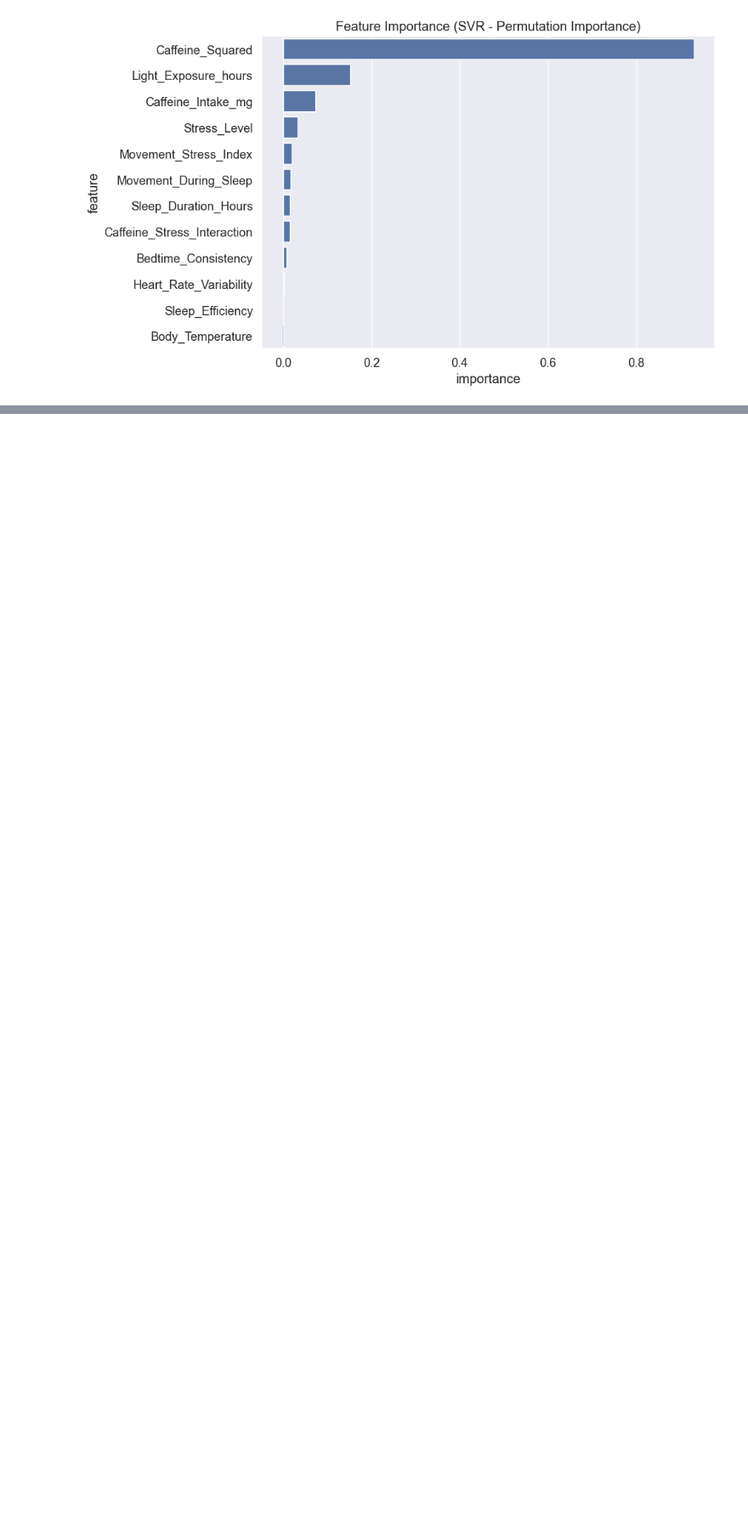
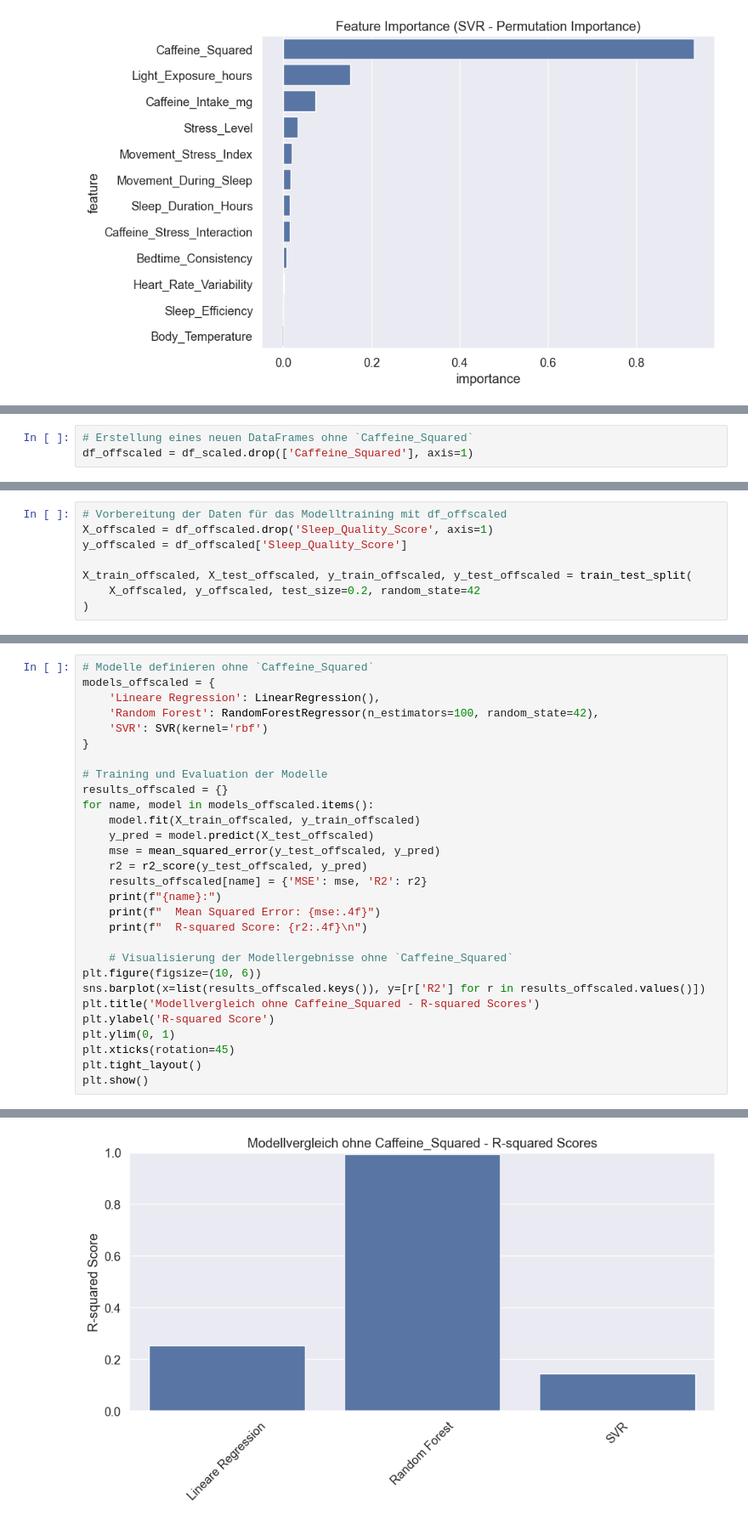
Before and after one commit to Gracing47/digethic_sleep_quality_project, a Jupyter notebook: notebooks/notebook_health_predict.ipynb, the cells around one changed output, grey strips where cells are left out. Shown at 85% size. Drawn from its saved outputs; the diff is of its cells as text; blank space fills up the shorter version.

```diff
--- a/notebooks/notebook_health_predict.ipynb
+++ b/notebooks/notebook_health_predict.ipynb
@@ -352,0 +407,3 @@ plt.show()
+# %%
+# Erstellung eines neuen DataFrames ohne `Caffeine_Squared`
+df_offscaled = df_scaled.drop(['Caffeine_Squared'], axis=1)
@@ -352,0 +412,8 @@ plt.show()
+# %%
+# Vorbereitung der Daten für das Modelltraining mit df_offscaled
+X_offscaled = df_offscaled.drop('Sleep_Quality_Score', axis=1)
+y_offscaled = df_offscaled['Sleep_Quality_Score']
+
+X_train_offscaled, X_test_offscaled, y_train_offscaled, y_test_offscaled = train_test_split(
+    X_offscaled, y_offscaled, test_size=0.2, random_state=42
+)
@@ -352,0 +422,30 @@ plt.show()
+# %%
+# Modelle definieren ohne `Caffeine_Squared`
+models_offscaled = {
+    'Lineare Regression': LinearRegression(),
+    'Random Forest': RandomForestRegressor(n_estimators=100, random_state=42),
+    'SVR': SVR(kernel='rbf')
+}
+
+# Training und Evaluation der Modelle
+results_offscaled = {}
+for name, model in models_offscaled.items():
+    model.fit(X_train_offscaled, y_train_offscaled)
+    y_pred = model.predict(X_test_offscaled)
+    mse = mean_squared_error(y_test_offscaled, y_pred)
+    r2 = r2_score(y_test_offscaled, y_pred)
+    results_offscaled[name] = {'MSE': mse, 'R2': r2}
+    print(f"{name}:")
+    print(f"  Mean Squared Error: {mse:.4f}")
+    print(f"  R-squared Score: {r2:.4f}\n")
+
+    # Visualisierung der Modellergebnisse ohne `Caffeine_Squared`
+plt.figure(figsize=(10, 6))
+sns.barplot(x=list(results_offscaled.keys()), y=[r['R2'] for r in results_offscaled.values()])
+plt.title('Modellvergleich ohne Caffeine_Squared - R-squared Scores')
+plt.ylabel('R-squared Score')
+plt.ylim(0, 1)
+plt.xticks(rotation=45)
+plt.tight_layout()
+plt.show()
+# %% [output]
@@ -353,3 +463,4 @@ plt.show()
+[figure, added]
 # %% [markdown]
 ## 8. Diskussion und Fazit
 
```
Also changed, not shown: parts of 7 cells of this notebook.
